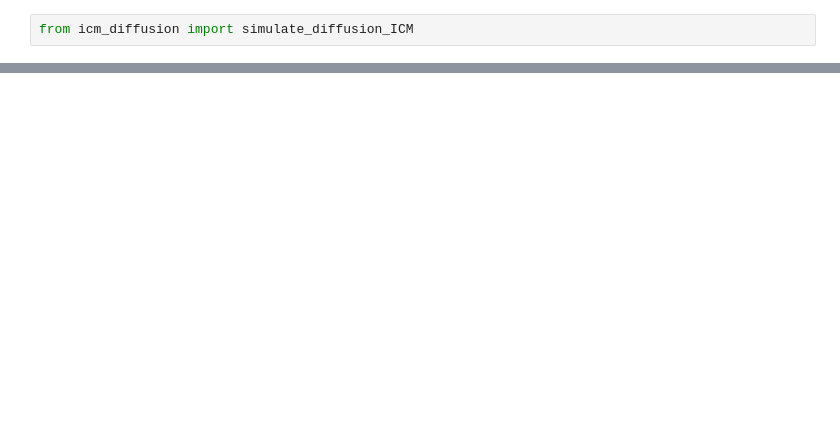
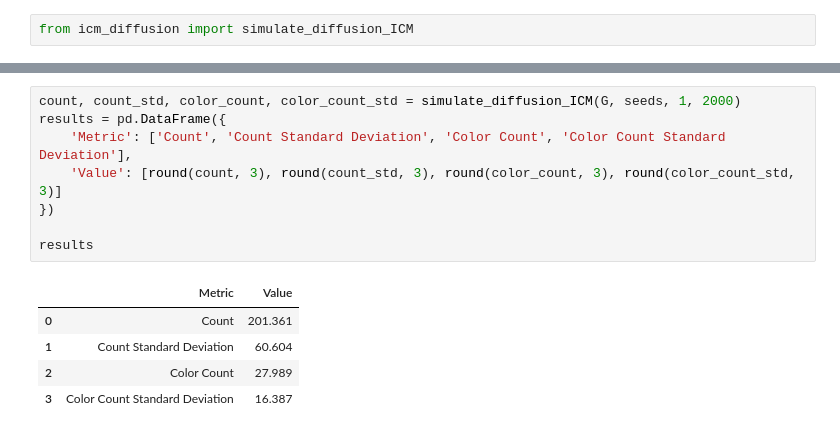
Before and after one commit to jonasq99/Designing_Link_Recommendation_Methods_to_Reduce_Polarization, a Jupyter notebook: icm_diffusion.ipynb, the cells around one changed output, grey strips where cells are left out. Drawn from its saved outputs; the diff is of its cells as text; blank space fills up the shorter version.

```diff
--- a/icm_diffusion.ipynb
+++ b/icm_diffusion.ipynb
@@ -17,0 +34,14 @@ During: typing of argument at /Users/quenzer/Desktop/Data Science/4. Semester 20
+# %%
+count, count_std, color_count, color_count_std = simulate_diffusion_ICM(G, seeds, 1, 2000)
+results = pd.DataFrame({
+    'Metric': ['Count', 'Count Standard Deviation', 'Color Count', 'Color Count Standard Deviation'],
+    'Value': [round(count, 3), round(count_std, 3), round(color_count, 3), round(color_count_std, 3)]
+})
+
+results
+# %% [output]
+|  | Metric | Value |
+| 0 | Count | 201.361 |
+| 1 | Count Standard Deviation | 60.604 |
+| 2 | Color Count | 27.989 |
+| 3 | Color Count Standard Deviation | 16.387 |
```
Also changed, not shown: parts of 6 cells of this notebook, 3 other files.
